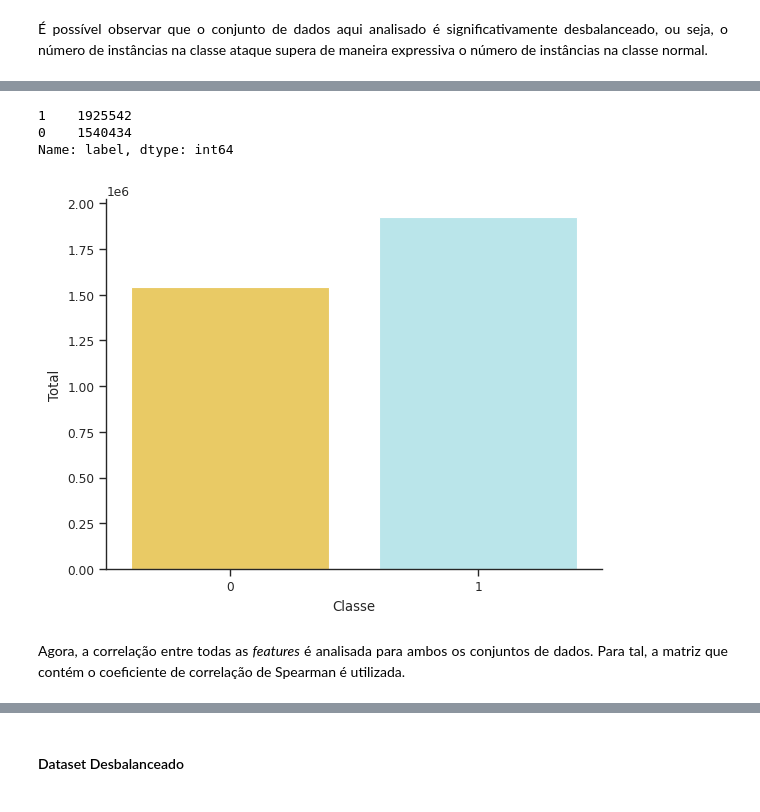
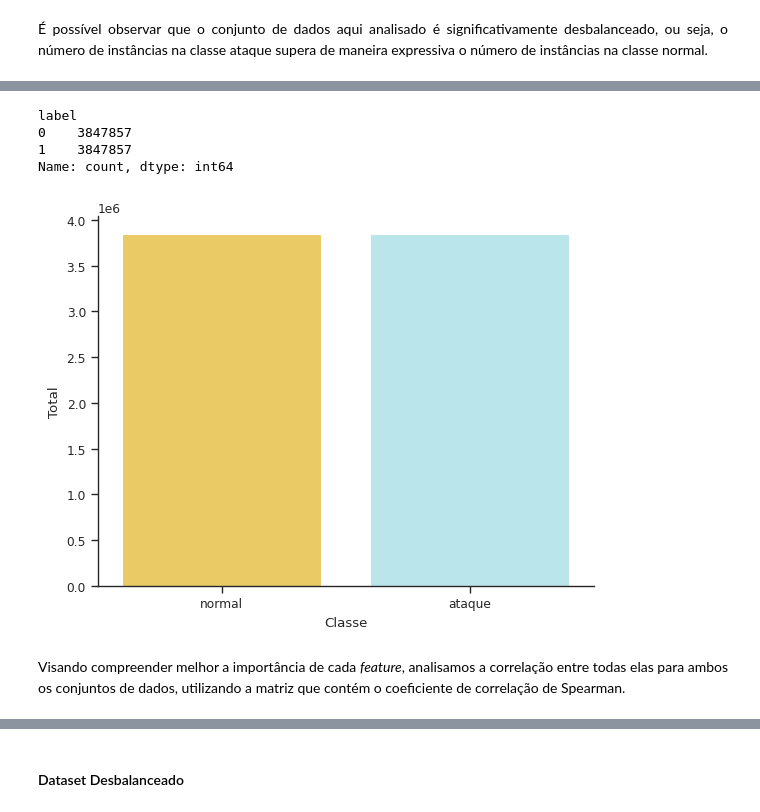
Before and after one commit to ketlymachado/IoT-DDoS-Detection, a Jupyter notebook: notebooks/botiot-ida-eda-pt-br.ipynb, the cells around one changed output, grey strips where cells are left out. Cells and saved outputs as stored; diff of their text form; code cells hidden in the pictures.

```diff
--- a/notebooks/botiot-ida-eda-pt-br.ipynb
+++ b/notebooks/botiot-ida-eda-pt-br.ipynb
@@ -299,7 +297,7 @@ HTML("""
 pd.set_option("display.max_columns", 150)
 pd.set_option("display.max_rows", 150)
 # %%
-csv_file = "../processed-data/CSV/botiot-10-eda.csv"
+csv_file = "../processed-data/ida-eda/10/botiot-subset.csv"
 df = pd.read_csv(csv_file)
 # %%
 df.info()
@@ -359,3 +359,4 @@ Além disso, nas linhas onde **sport** e **dport** são nulos, os valores podem
 # %%
-df = df.fillna(-1)
+df = df.drop(df[df["sport"].isnull()].index)
+df = df.drop(df[df["dport"].isnull()].index)
 # %% [markdown]
@@ -448,6 +449,7 @@ sns.set_theme(context = "paper",
 sns.set_style("ticks")
 
 scatterplot = ["#ff8f00"]
+label_colors = ["#ffd54f", "#b2ebf2"]
 colors = ["#ffd54f", "#b2ebf2", "#ffecb3", "#e0f7fa", "#ff8f00", "#4dd0e1"]
 colors_heatmap = np.array(["#ff8f00", "#ffd54f", "#ffecb3", "#e0f7fa", "#b2ebf2", "#4dd0e1"])
 colors_cm = np.array(["#e0f7fa", "#b2ebf2", "#4dd0e1"])
@@ -484,34 +502,32 @@ plt.show()
 # %%
 unbalanced = df
 # %%
-X = df.drop("label", axis=1)
-y = df["label"]
+sm = SMOTE(sampling_strategy='minority')
 
-over = RandomOverSampler(sampling_strategy=0.4)
-
-under = RandomUnderSampler(sampling_strategy=0.8)
-
-steps = [('o', over), ('u', under)]
-
-pipeline = Pipeline(steps=steps)
-
-X_resampled, y_resampled = pipeline.fit_resample(X, y)
-
-balanced = pd.concat([X_resampled, y_resampled], axis=1)
+balanced = pd.concat([*sm.fit_resample(df.drop("label", axis=1), df["label"])], axis=1)
 # %%
 balanced["label"].value_counts()
 # %% [output]
-1    1925542
-0    1540434
-Name: label, dtype: int64
+label
+0    3847857
+1    3847857
+Name: count, dtype: int64
 # %%
-p = sns.countplot(x="label", data=balanced, palette=colors)
+p = sns.countplot(
+    x="label",
+    data=pd.concat([
+        balanced.drop("label", axis=1),
+        balanced["label"].map({0: 'normal', 1: 'ataque'})
+    ], axis=1),
+    hue="label",
+    palette=label_colors
+)
 p.set(xlabel="Classe", ylabel="Total")
 sns.despine()
 plt.show()
 # %% [output]
-[figure, old version]
+[figure, new version]
 # %% [markdown]
 <div style="text-align: justify">
-    Agora, a correlação entre todas as <i>features</i> é analisada para ambos os conjuntos de dados. Para tal, a matriz que contém o coeficiente de correlação de Spearman é utilizada.
+    Visando compreender melhor a importância de cada <i>feature</i>, analisamos a correlação entre todas elas para ambos os conjuntos de dados, utilizando a matriz que contém o coeficiente de correlação de Spearman.
 </div>
```
Also changed, not shown: parts of 77 cells of this notebook, 3 other files.
